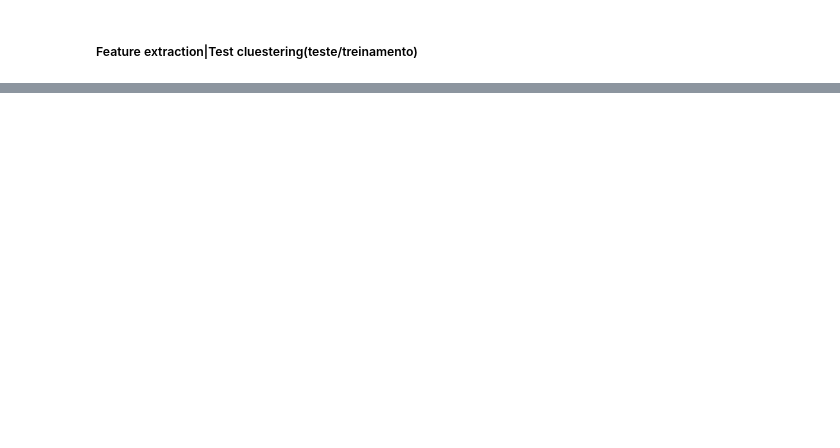
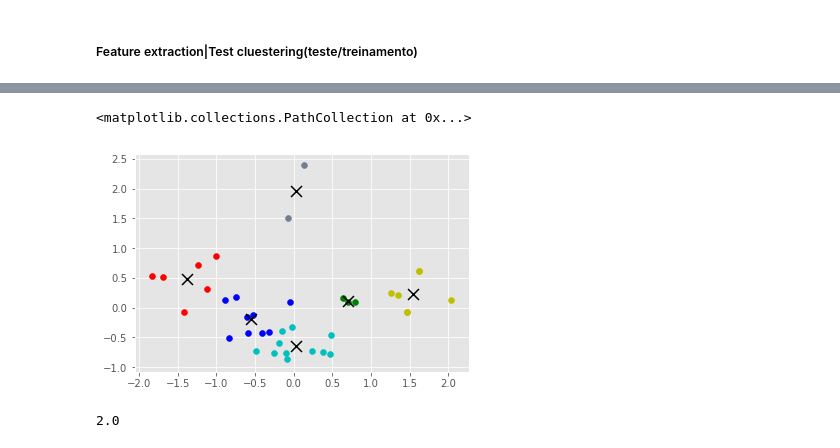
Before and after one commit to Fogelman/Spotify-Clustering, a Jupyter notebook: Reading Spotify Music.ipynb, the cells around one changed output, grey strips where cells are left out. Cells and saved outputs as stored; diff of their text form; code cells hidden in the pictures; blank space fills up the shorter version.

```diff
--- a/Reading Spotify Music.ipynb
+++ b/Reading Spotify Music.ipynb
@@ -398,0 +321,34 @@ Cluster 4 contains 7 samples
+# %%
+X = reduct
+cluster_num = int((len(reduct))**(1/2))
+
+kmeans = KMeans(n_clusters=cluster_num)
+kmeans.fit(reduct)
+
+centroids = kmeans.cluster_centers_
+labels = kmeans.labels_
+
+colors = ['g','r','c','y','slategray', 'b', 'm']
+# shuffle(colors)
+colors = colors[:cluster_num]
+
+c = Counter(labels)
+
+
+fig = figure()
+ax = fig.gca()
+
+
+for i in range(len(X)):
+    ax.scatter(X[i][0], X[i][1], c=colors[labels[i]]) #color[labels[i]]
+    pass
+# num = 13
+# ax.scatter(X[num][0],X[num][1],c='k')
+
+for cluster_number in range(cluster_num):
+#     print("Cluster {} contains {} samples".format(cluster_number, c[cluster_number]))
+    pass
+ax.scatter(centroids[:, 0],centroids[:, 1], marker = "x", s=120, linewidths = 20, zorder = 10,c="k" )#c=colors
+# %% [output]
+<matplotlib.collections.PathCollection at 0x...>
+[figure, added]
@@ -398,0 +370,4 @@ Cluster 4 contains 7 samples
+# %%
+df.loc()[0][-1]
+# %% [output]
+2.0
```
Also changed, not shown: parts of 24 cells of this notebook, 1 other file.
